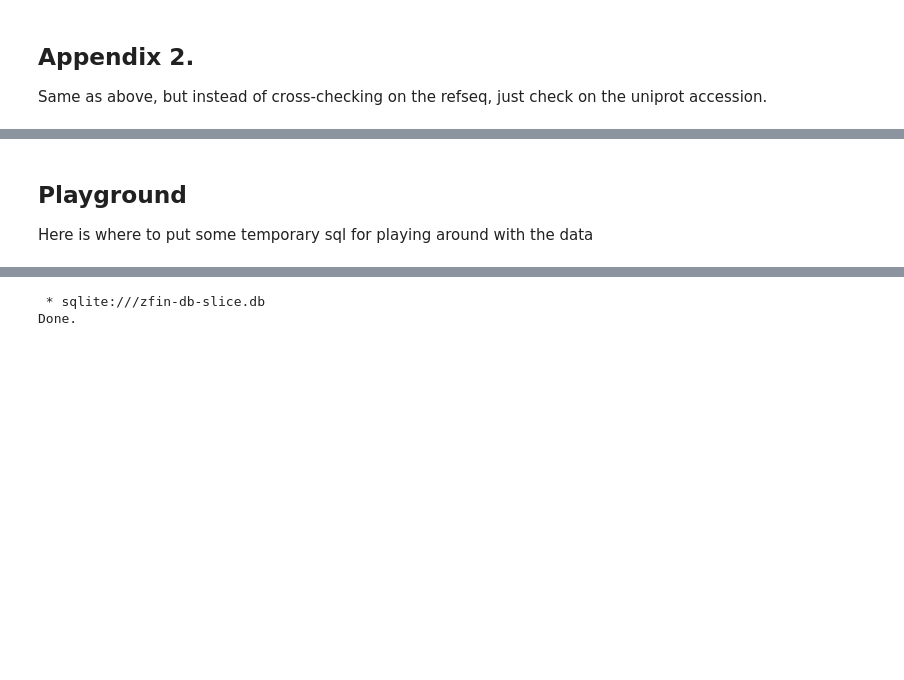
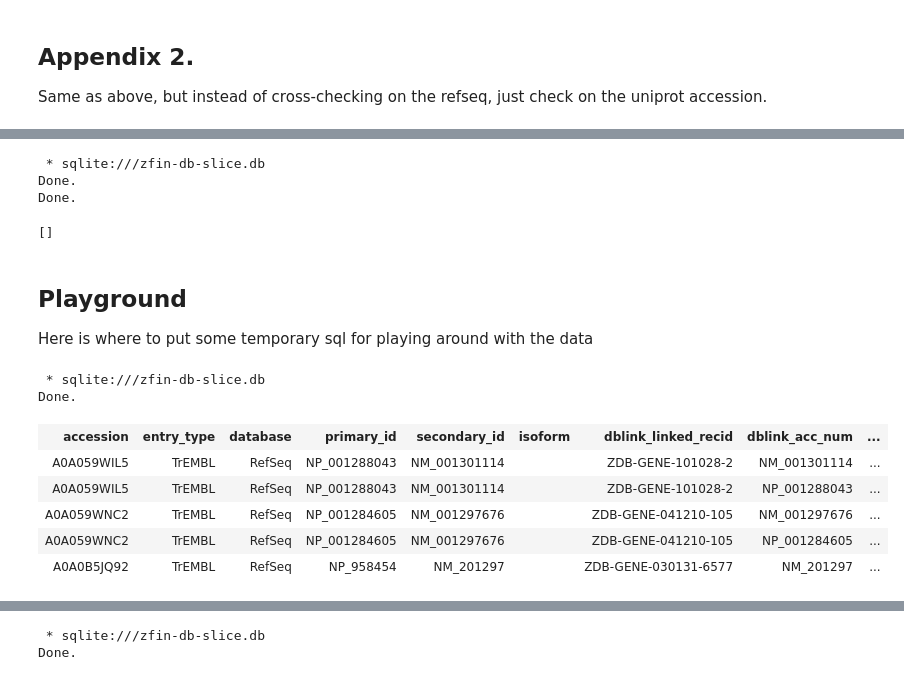
Before and after one commit to rtaylorzfin/8395-uniprot-notebook, a Jupyter notebook: uniprot_8395.ipynb, the cells around one changed output, grey strips where cells are left out. Cells and saved outputs as stored; diff of their text form; code cells hidden in the pictures; blank space fills up the shorter version.

```diff
--- a/uniprot_8395.ipynb
+++ b/uniprot_8395.ipynb
@@ -833,4 +836,30 @@ Done.
+# %%
+%%sql
+drop table if exists appendix3;
+create table appendix3 as
+select count(distinct dblink_linked_recid) from db_link
+where dblink_fdbcont_zdb_id = 'ZDB-FDBCONT-040412-47'
+and dblink_linked_recid not in (select dblink_linked_recid from "1a")
+and dblink_linked_recid not in (select dblink_linked_recid from "2a")
+;
+# %% [output]
+ * sqlite:///zfin-db-slice.db
+Done.
+Done.
+[]
 # %% [markdown]
 ## Playground
 
 Here is where to put some temporary sql for playing around with the data
+# %%
+%%sql
+select * from "2a" limit 5;
+# %% [output]
+ * sqlite:///zfin-db-slice.db
+Done.
+| accession | entry_type | database | primary_id | secondary_id | isoform | dblink_linked_recid | dblink_acc_num | ... |
+| A0A059WIL5 | TrEMBL | RefSeq | NP_001288043 | NM_001301114 |  | ZDB-GENE-101028-2 | NM_001301114 | ... |
+| A0A059WIL5 | TrEMBL | RefSeq | NP_001288043 | NM_001301114 |  | ZDB-GENE-101028-2 | NP_001288043 | ... |
+| A0A059WNC2 | TrEMBL | RefSeq | NP_001284605 | NM_001297676 |  | ZDB-GENE-041210-105 | NM_001297676 | ... |
+| A0A059WNC2 | TrEMBL | RefSeq | NP_001284605 | NM_001297676 |  | ZDB-GENE-041210-105 | NP_001284605 | ... |
+| A0A0B5JQ92 | TrEMBL | RefSeq | NP_958454 | NM_201297 |  | ZDB-GENE-030131-6577 | NM_201297 | ... |
```
Also changed, not shown: parts of 4 cells of this notebook, 5 other files.
